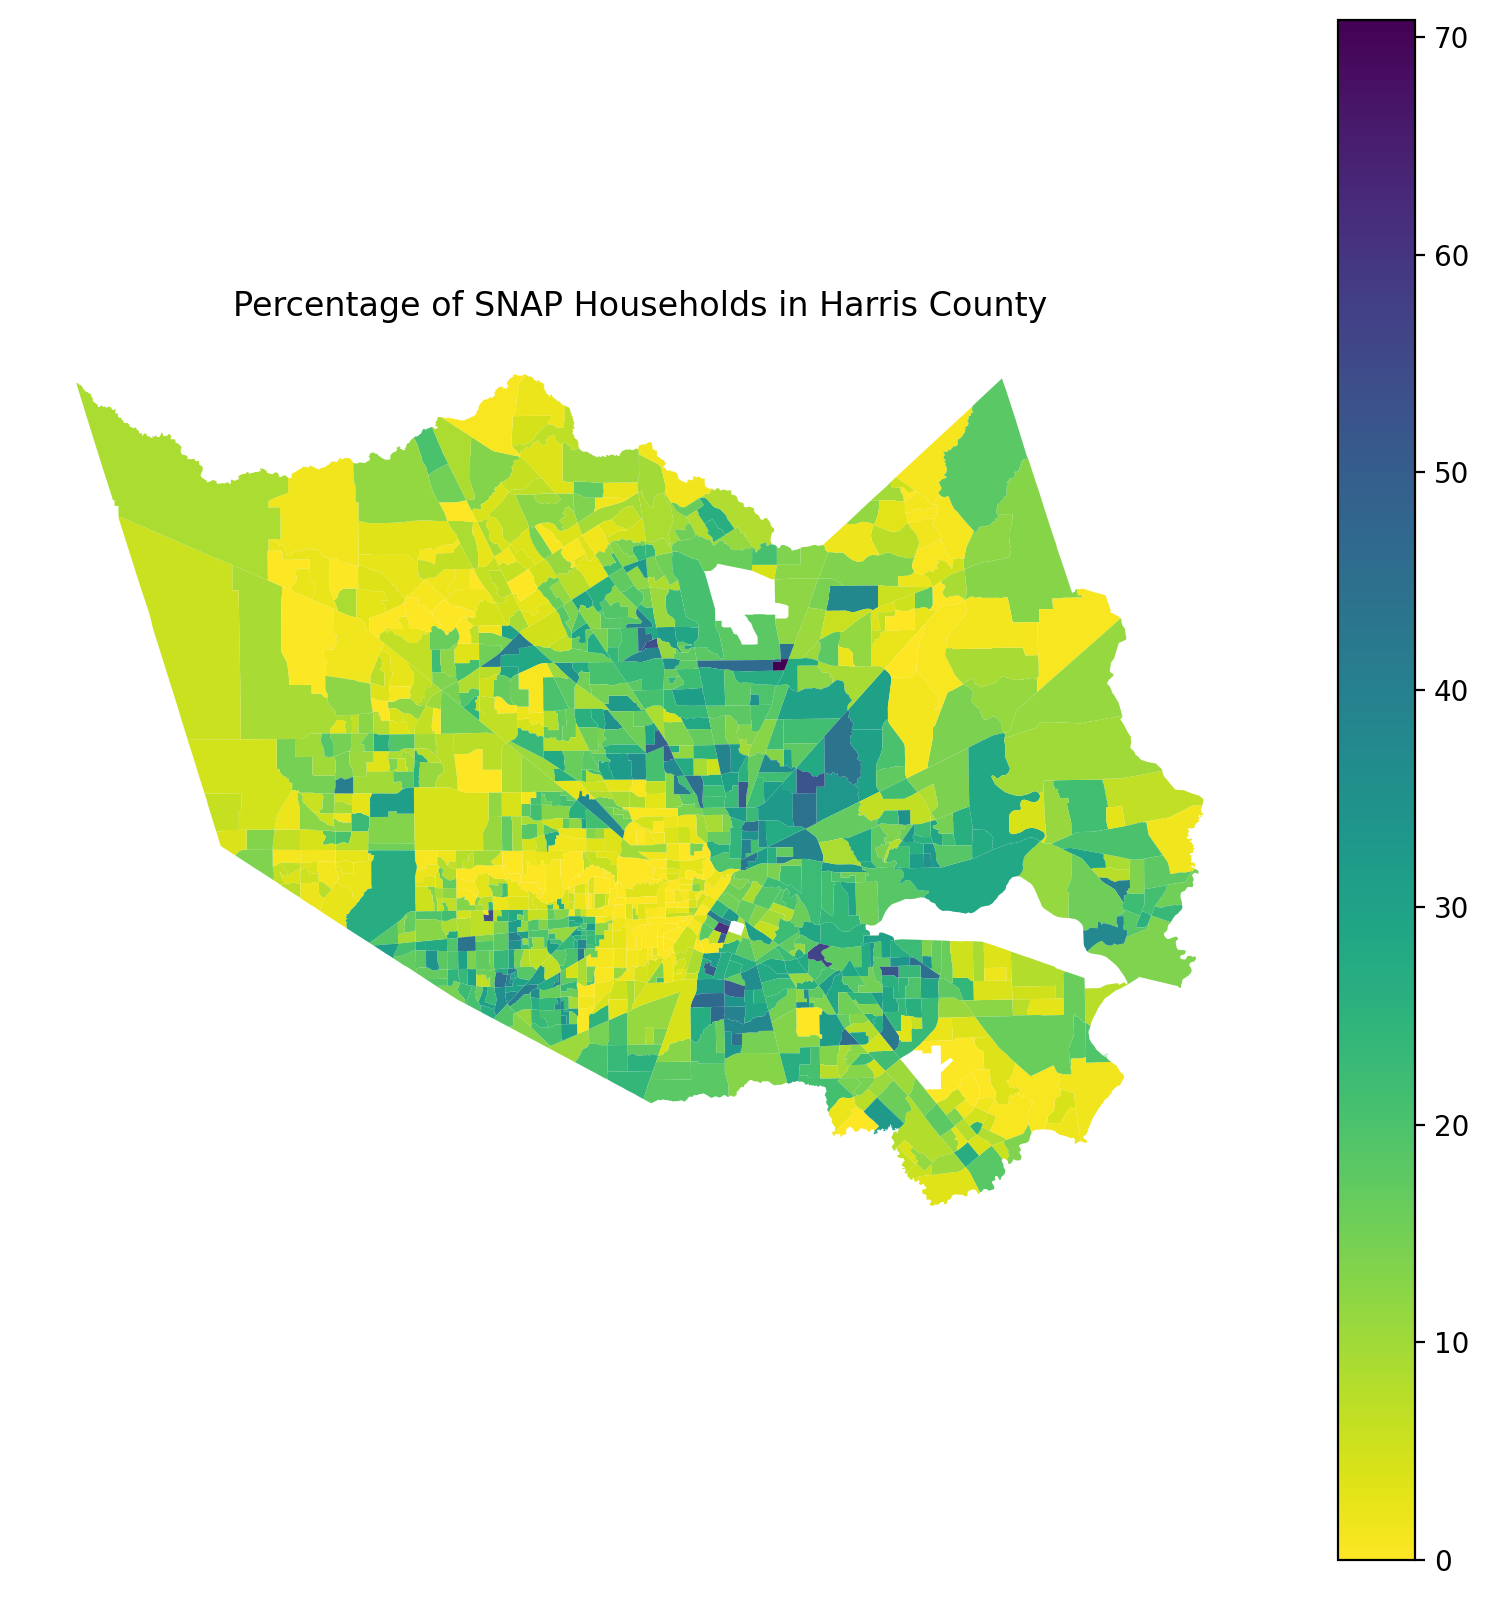
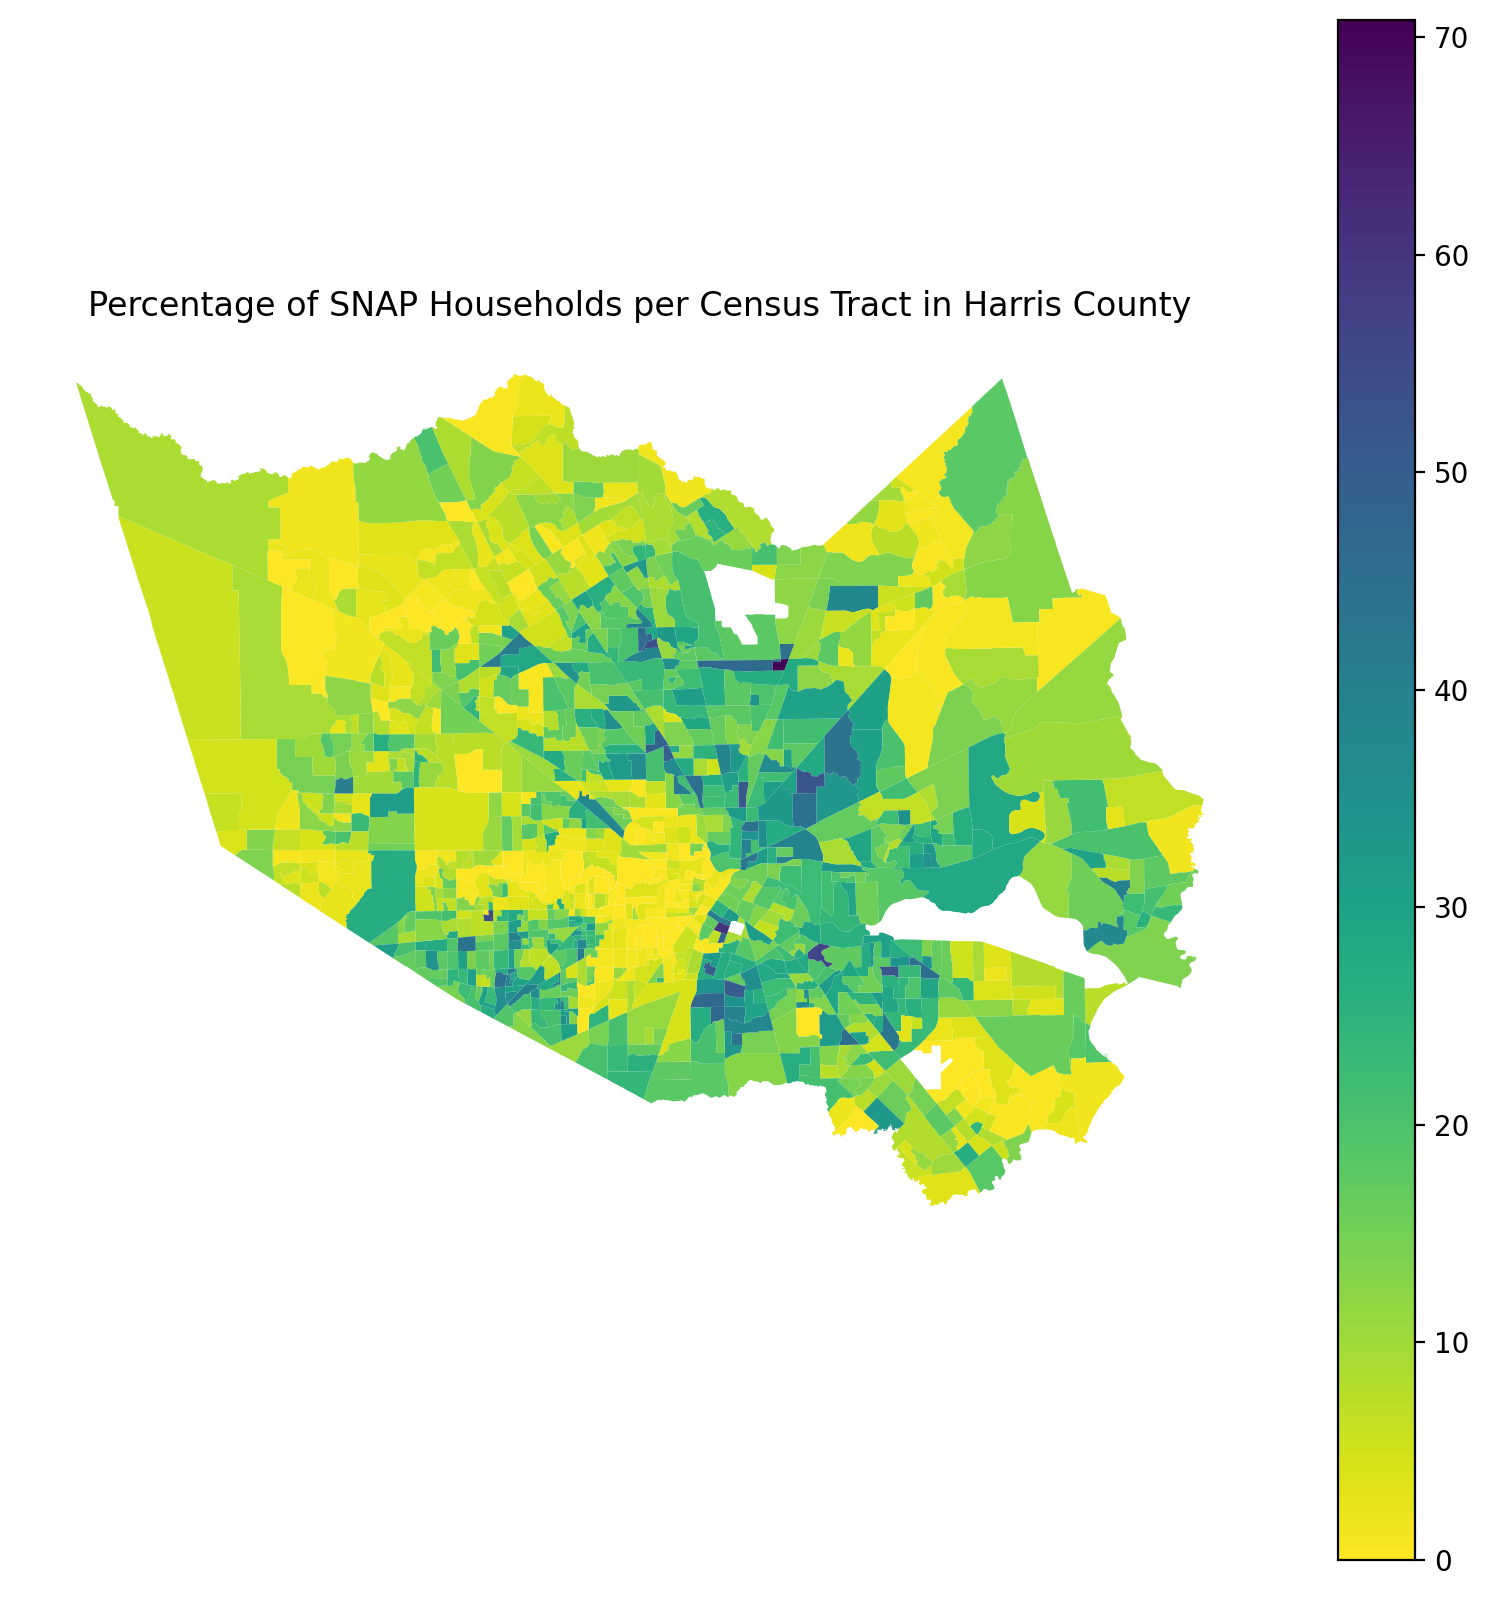
The change to this notebook cell's code, shown as a diff; its figure went from the first image to the second:
--- before
+++ after
@@ -1,5 +1,5 @@
 fig, ax = plt.subplots(figsize=(10, 10))
 
-merged.plot(
+merged_3.plot(
     column="S2201_C04_001E",
     cmap="viridis_r",
@@ -8,5 +8,5 @@
 )
 
-plt.title("Percentage of SNAP Households in Harris County")
+plt.title("Percentage of SNAP Households per Census Tract in Harris County")
 plt.axis("off")
 plt.show()

Commit: collins county